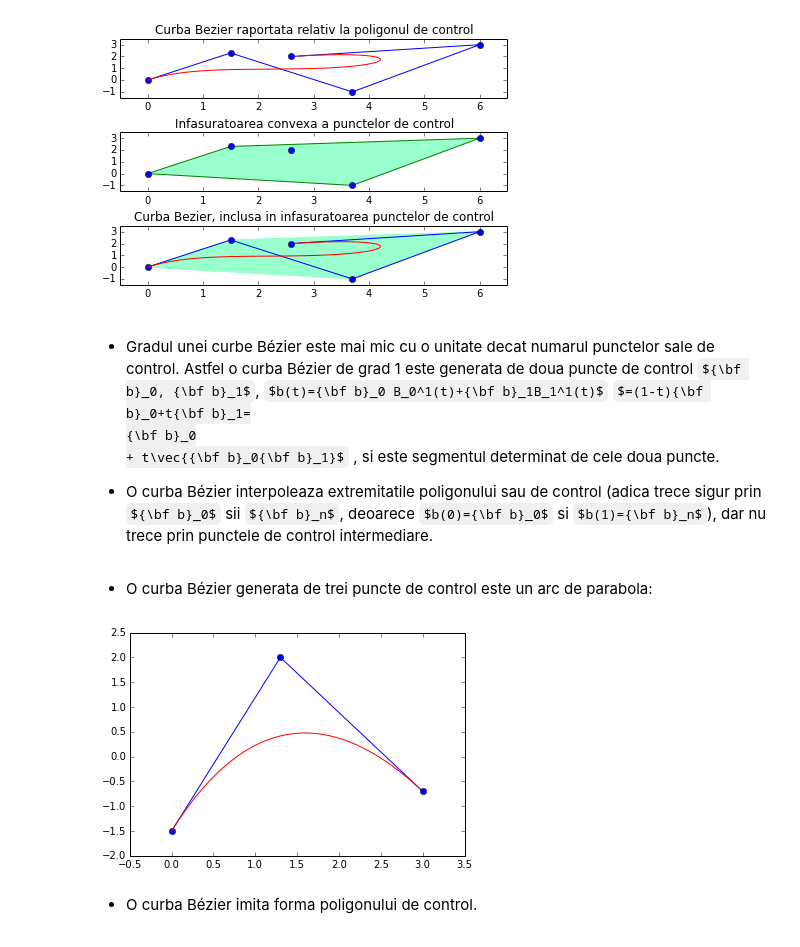
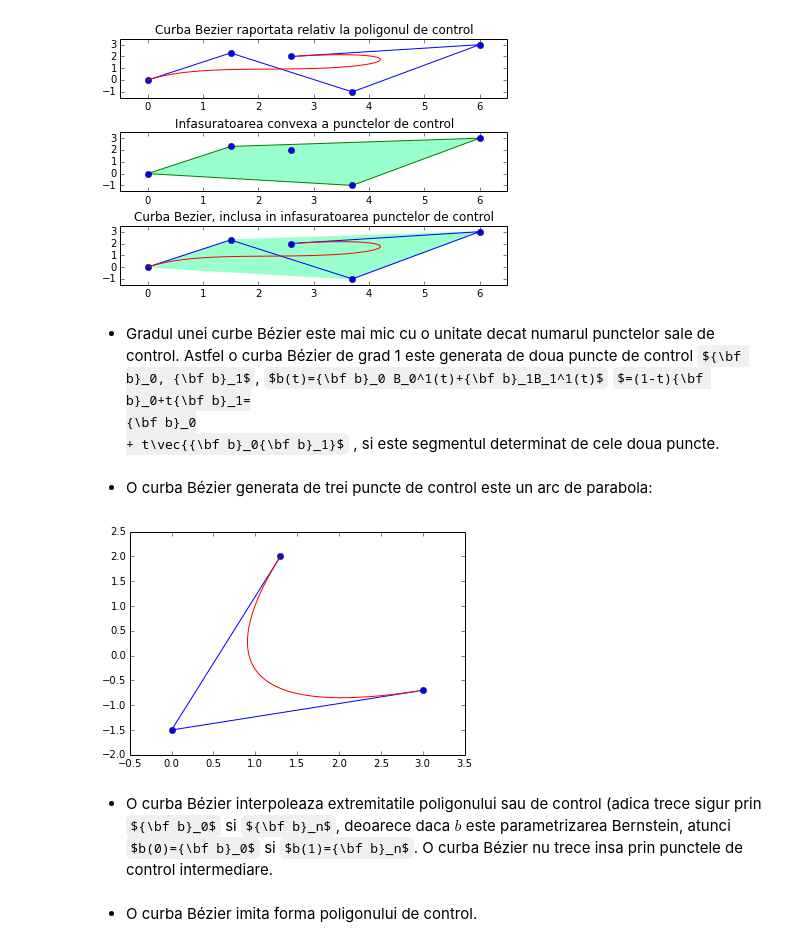
Before and after one commit to empet/LinAlgCS, a Jupyter notebook: Curves.ipynb, the cells around one changed output. Drawn from its saved outputs; the diff is of its cells as text; code cells hidden in the pictures; some formulas as TeX source.

```diff
--- a/Curves.ipynb
+++ b/Curves.ipynb
@@ -528,10 +530,11 @@ def dreptunghiDesen(b):
         cmax[i]=np.amax(b[:,i])+0.5
     return (cmin, cmax)
 
-def curbaBezier(b):
+def curbaBezier(b, nr=100):#nr=nr de puncte ce se calculeaza pe curba
+    h=1.0/nr
     pcteC=[]
-    for k in range(100):
-        t=k*0.01# 0.01 este pasul de divizare a intervalului [0,1], al parametrului t
+    for k in range(nr):
+        t=k*h# 0.01 este pasul de divizare a intervalului [0,1], al parametrului t
         P=deCasteljau(t,b)# P punct pe curba Bezier, corespunzator lui t
         pcteC.append(P)
     return pcteC# functia returneaza lista punctelor de pe curba calculate
@@ -542,12 +545,13 @@ def DrawBezier(b):
     plt.plot(b[:, 0], b[:,1],  'bo',  b[:, 0], b[:,1])#marcheaza punctele de control si
                                                       #traseaza poligonul de control
     pcteC=curbaBezier(b)# pcteC este lista punctelor calculate pe curba
-    pcteC=np.array(pcteC)#convertim lista la un np.array 2D, nr de linii este nr de puncte
-                         # calculate. Array-ul are doua col, pe coloana 0,
-                         #x-sii si pe col 1 y-cii punctelor calculate
-    plt.plot(pcteC[:,0], pcteC[:,1], 'r')#traseaza curba Bezier
+
+    Xpcte, Ypcte=zip(*pcteC)# functia zip() extrage din lista  pcteC, lista x-silor, si y-cilor
+
+    plt.plot(Xpcte, Ypcte, 'r')
 
 ################
+# Pentru a a genera o curba Bezier este suficient sa declaram array-ul punctelor
 b=np.array([[2,-1],[1.75,2.75], [5,6], [8,0]], float)# 4 puncte de control
 DrawBezier(b)
 # %% [output]
@@ -600,19 +604,18 @@ ${\bf b}_0, {\bf b}_1$, $b(t)={\bf b}_0 B_0^1(t)+{\bf b}_1B_1^1(t)$ $=(1-t){\bf
 {\bf b}_0
 + t\vec{{\bf b}_0{\bf b}_1}$, si este segmentul determinat de cele doua
 puncte.
-
-- O curba B&eacute;zier interpoleaza
-extremitatile poligonului sau de control (adica trece sigur prin ${\bf b}_0$ sii ${\bf b}_n$,
-deoarece $b(0)={\bf b}_0$ si $b(1)={\bf b}_n$), dar nu trece prin punctele de control intermediare.
 # %% [markdown]
 - O curba B&eacute;zier  generata de trei puncte de control este un arc
 de parabola:
 # %%
-b=np.array([[0,-1.5], [1.3, 2], [3, -0.7]], float)
-
+b=np.array([[1.3, 2], [0,-1.5] , [3, -0.7]], float)
 DrawBezier(b)
 # %% [output]
-[figure, old version]
+[figure, new version]
+# %% [markdown]
+- O curba B&eacute;zier interpoleaza
+extremitatile poligonului sau de control (adica trece sigur prin ${\bf b}_0$ si ${\bf b}_n$,
+deoarece daca $b$ este parametrizarea Bernstein, atunci $b(0)={\bf b}_0$ si $b(1)={\bf b}_n$. O curba B&eacute;zier nu  trece insa  prin punctele de control intermediare.
 # %% [markdown]
 - O curba B&eacute;zier imita forma poligonului
 de control.
```
Also changed, not shown: parts of 6 cells of this notebook.
